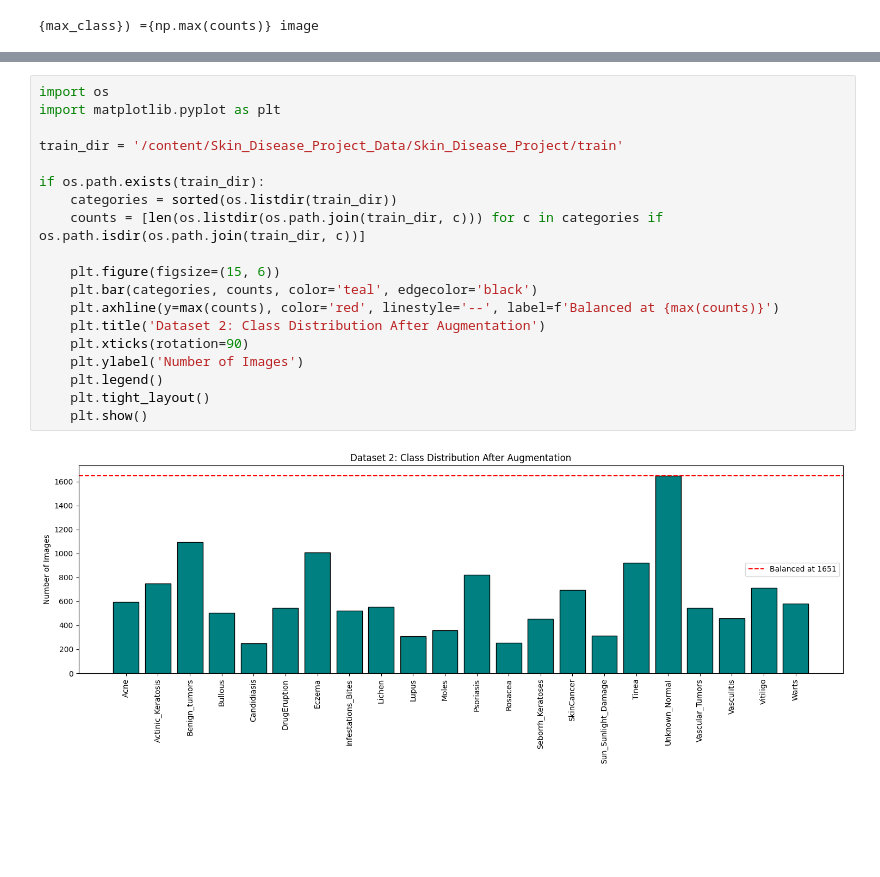
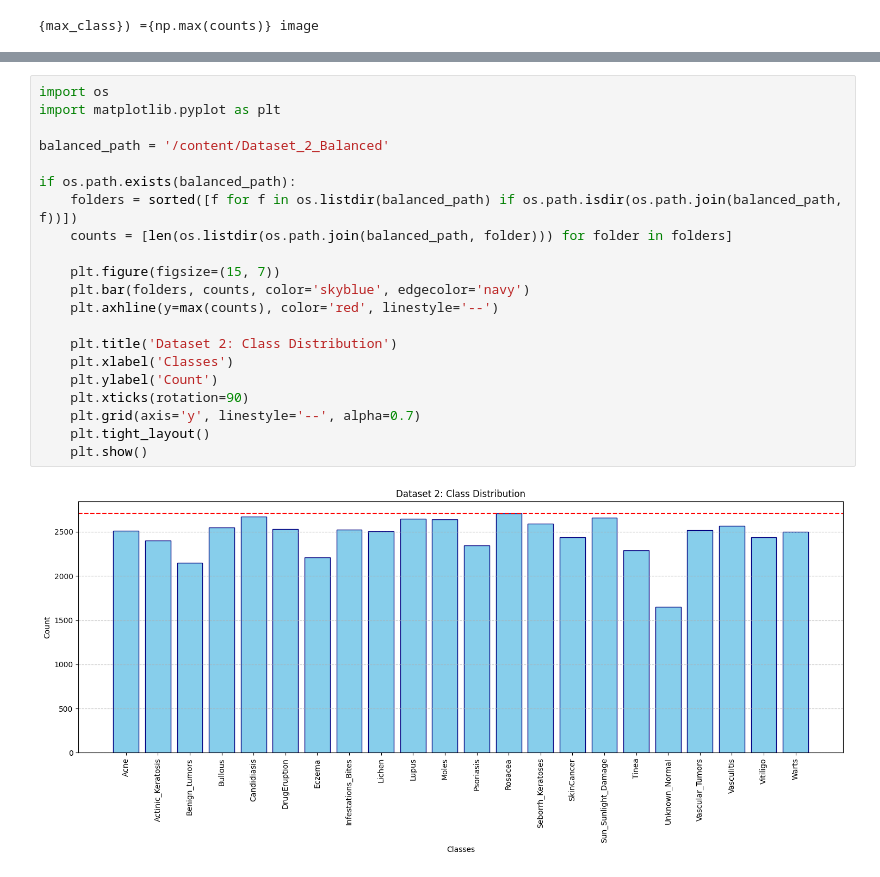
Before and after one commit to maazouziaicha-eng/Skin_Disease_Project, a Jupyter notebook: Skin___Diseases.ipynb, the cells around one changed output, grey strips where cells are left out. Cells and saved outputs as stored; diff of their text form; blank space fills up the shorter version.

```diff
--- a/Skin___Diseases.ipynb
+++ b/Skin___Diseases.ipynb
@@ -233,24 +233,26 @@ Terminée
 # %%
 import os
 import matplotlib.pyplot as plt
 
-train_dir = '/content/Skin_Disease_Project_Data/Skin_Disease_Project/train'
+balanced_path = '/content/Dataset_2_Balanced'
 
-if os.path.exists(train_dir):
-    categories = sorted(os.listdir(train_dir))
-    counts = [len(os.listdir(os.path.join(train_dir, c))) for c in categories if os.path.isdir(os.path.join(train_dir, c))]
+if os.path.exists(balanced_path):
+    folders = sorted([f for f in os.listdir(balanced_path) if os.path.isdir(os.path.join(balanced_path, f))])
+    counts = [len(os.listdir(os.path.join(balanced_path, folder))) for folder in folders]
 
-    plt.figure(figsize=(15, 6))
-    plt.bar(categories, counts, color='teal', edgecolor='black')
-    plt.axhline(y=max(counts), color='red', linestyle='--', label=f'Balanced at {max(counts)}')
-    plt.title('Dataset 2: Class Distribution After Augmentation')
+    plt.figure(figsize=(15, 7))
+    plt.bar(folders, counts, color='skyblue', edgecolor='navy')
+    plt.axhline(y=max(counts), color='red', linestyle='--')
+
+    plt.title('Dataset 2: Class Distribution')
+    plt.xlabel('Classes')
+    plt.ylabel('Count')
     plt.xticks(rotation=90)
-    plt.ylabel('Number of Images')
-    plt.legend()
+    plt.grid(axis='y', linestyle='--', alpha=0.7)
     plt.tight_layout()
     plt.show()
 # %% [output]
-[figure, old version]
+[figure, new version]
 # %%
 IMG_SIZE = (224, 224)
 BATCH_SIZE = 16
```
Also changed, not shown: parts of 6 cells of this notebook.
